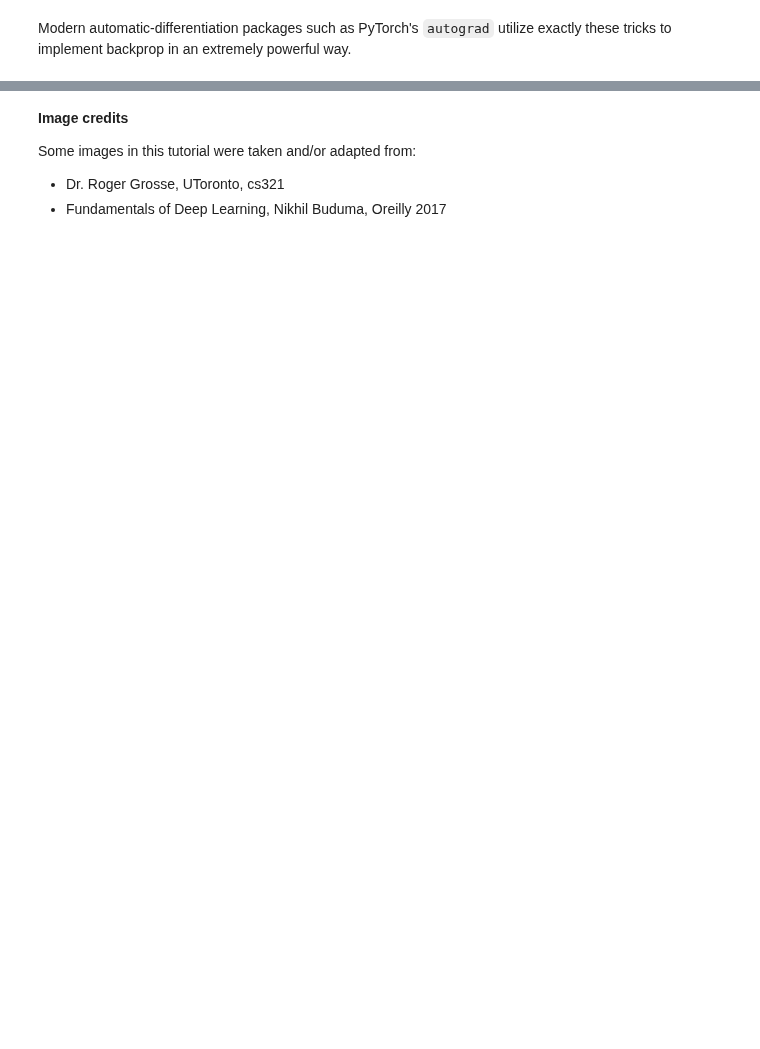
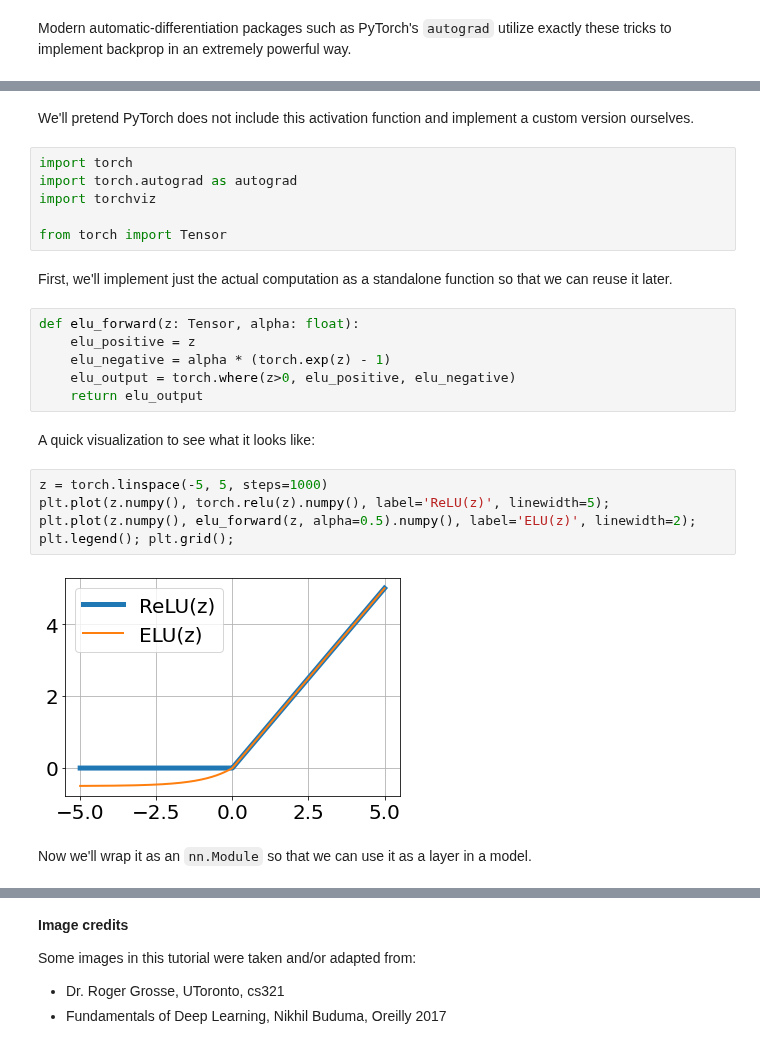
Before and after one commit to vistalab-technion/cs236781-tutorials, a Jupyter notebook: t05_new/t05_Optimization.ipynb, the cells around one changed output, grey strips where cells are left out. Saved outputs shown, nothing was run; the diff lists cells and outputs as text; blank space fills up the shorter version.

```diff
--- a/t05_new/t05_Optimization.ipynb
+++ b/t05_new/t05_Optimization.ipynb
@@ -163,0 +180,26 @@ Modern automatic-differentiation packages such as PyTorch's `autograd` utilize e
+# %% [markdown]
+We'll pretend PyTorch does not include this activation function and implement a custom version ourselves.
+# %%
+import torch
+import torch.autograd as autograd
+import torchviz
+
+from torch import Tensor
+# %% [markdown]
+First, we'll implement just the actual computation as a standalone function so that we can reuse it later.
+# %%
+def elu_forward(z: Tensor, alpha: float):
+    elu_positive = z
+    elu_negative = alpha * (torch.exp(z) - 1)
+    elu_output = torch.where(z>0, elu_positive, elu_negative)
+    return elu_output
+# %% [markdown]
+A quick visualization to see what it looks like:
+# %%
+z = torch.linspace(-5, 5, steps=1000)
+plt.plot(z.numpy(), torch.relu(z).numpy(), label='ReLU(z)', linewidth=5);
+plt.plot(z.numpy(), elu_forward(z, alpha=0.5).numpy(), label='ELU(z)', linewidth=2); plt.legend(); plt.grid();
+# %% [output]
+[figure, added]
+# %% [markdown]
+Now we'll wrap it as an `nn.Module` so that we can use it as a layer in a model.
```
Also changed, not shown: parts of 28 cells of this notebook.
